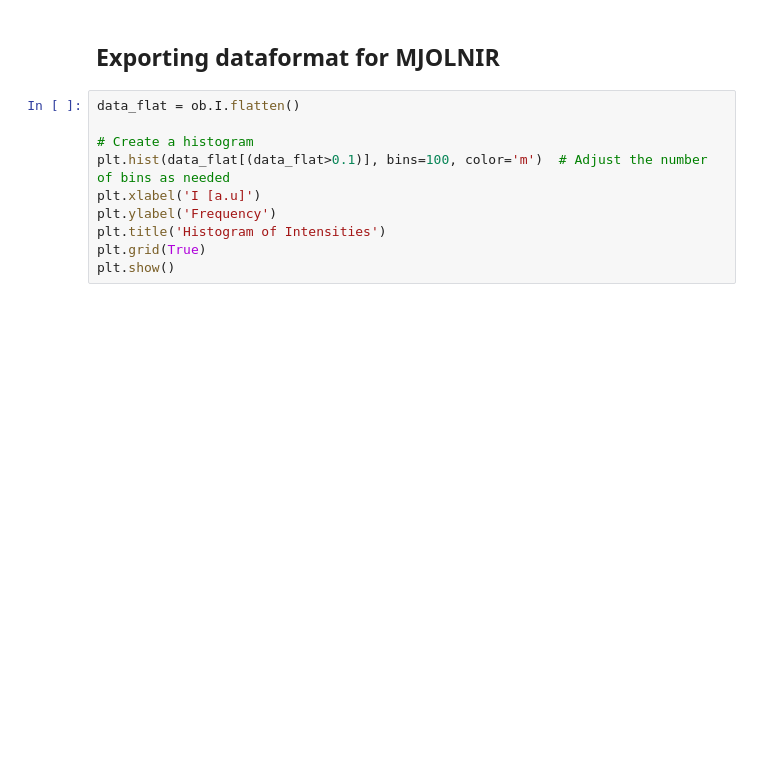
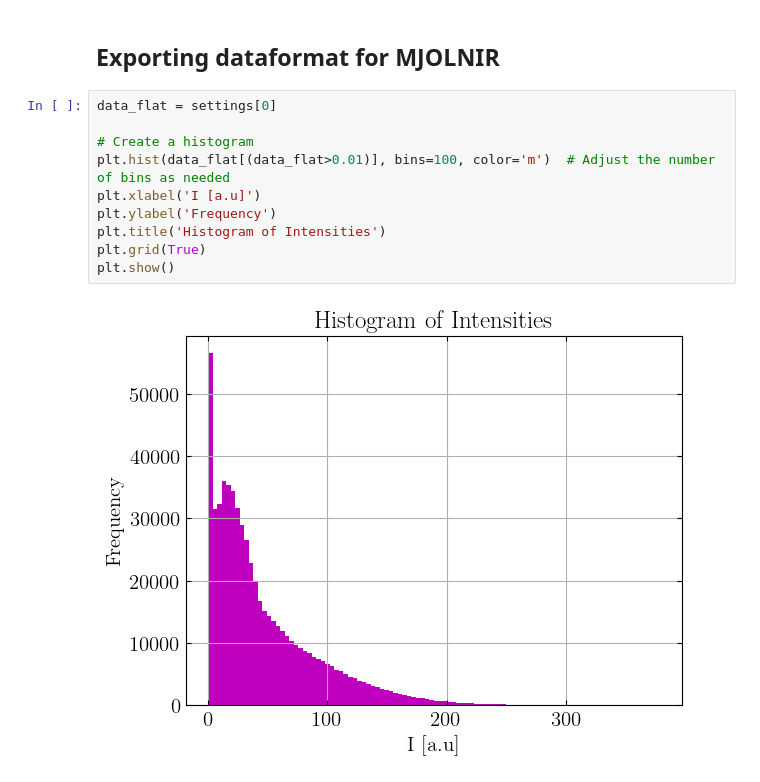
Before and after one commit to JEGKANIKMULTITASK/BIFROST, a Jupyter notebook: DataConversionMJOLNIR/BifrostConversionToMjolnir.ipynb, the cells around one changed output. Cells and saved outputs as stored; diff of their text form; blank space fills up the shorter version.

```diff
--- a/DataConversionMJOLNIR/BifrostConversionToMjolnir.ipynb
+++ b/DataConversionMJOLNIR/BifrostConversionToMjolnir.ipynb
@@ -365,15 +201,17 @@ print('Estimated memory size of a Backend measurment =',sys.getsizeof(settings)/
 # %% [markdown]
 ## Exporting dataformat for MJOLNIR
 # %%
-data_flat = ob.I.flatten()
+data_flat = settings[0]
 
 # Create a histogram
-plt.hist(data_flat[(data_flat>0.1)], bins=100, color='m')  # Adjust the number of bins as needed
+plt.hist(data_flat[(data_flat>0.01)], bins=100, color='m')  # Adjust the number of bins as needed
 plt.xlabel('I [a.u]')
 plt.ylabel('Frequency')
 plt.title('Histogram of Intensities')
 plt.grid(True)
 plt.show()
+# %% [output]
+[figure, added]
 # %%
 
 
```
Also changed, not shown: parts of 16 cells of this notebook, 6 other files.
